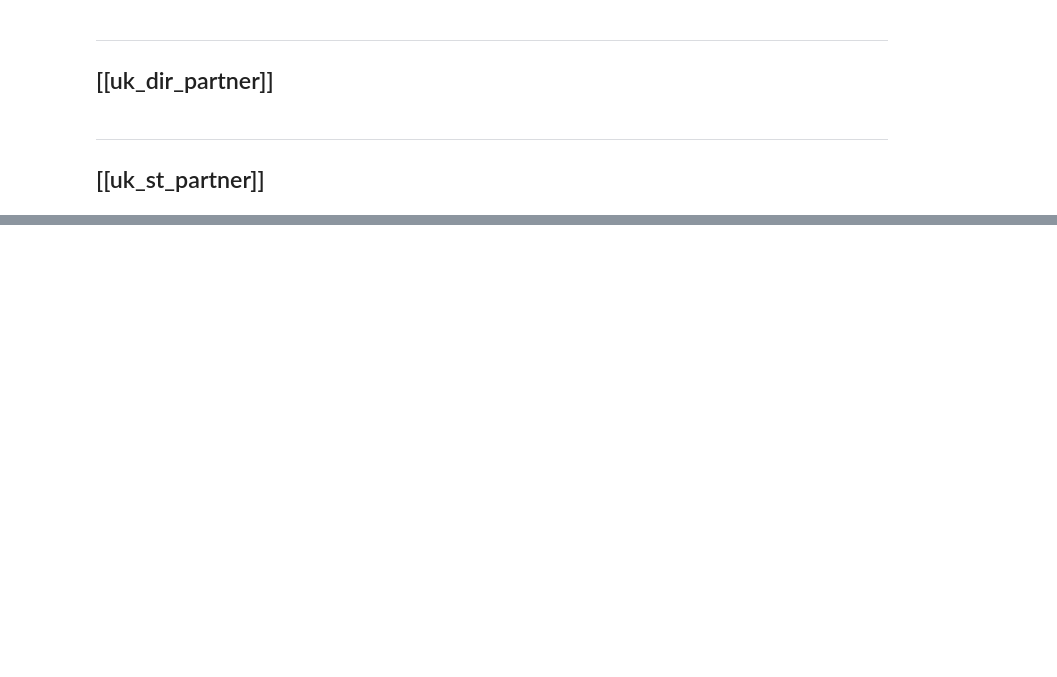
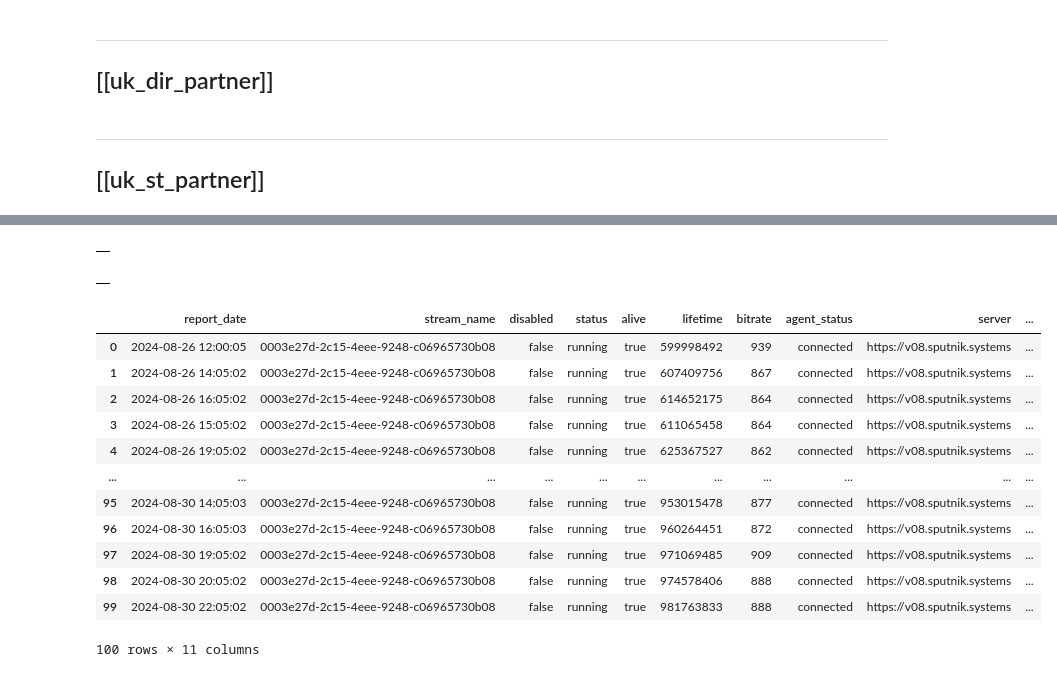
Before and after one commit to sputnik-systems/analytics, a Jupyter notebook: Clickhouse/adding_tables.ipynb, the cells around one changed output, grey strips where cells are left out. Cells and saved outputs as stored; diff of their text form; code cells hidden in the pictures; blank space fills up the shorter version.

```diff
--- a/Clickhouse/adding_tables.ipynb
+++ b/Clickhouse/adding_tables.ipynb
@@ -275,0 +2319,59 @@ ch.query_run(query_text)
+# %%
+query_text = """--sql
+    CREATE TABLE db1.flussonic_stats_st_asgard_ch
+(
+    `report_date` DateTime,
+    `stream_name` String,
+    `disabled` String,
+    `status` String,
+    `alive` String,
+    `lifetime` Int64,
+    `bitrate` Int32,
+    `agent_status` String,
+    `server` String,
+    `dvr_depth` Int16,
+    `dvr_depth_minute` Int64
+)
+    ENGINE = MergeTree()
+    ORDER BY stream_name
+    """
+
+ch.query_run(query_text)
+# %% [output]
+|  |
+# %%
+query_text = """--sql
+    CREATE MATERIALIZED VIEW db1.flussonic_stats_st_asgard_mv
+    REFRESH EVERY 1 DAY OFFSET 3 HOUR RANDOMIZE FOR 1 HOUR TO db1.flussonic_stats_st_asgard_ch AS
+    SELECT
+        *
+    FROM db1.flussonic_stats_st_asgard
+    """
+
+ch.query_run(query_text)
+# %% [output]
+|  |
+# %%
+query_text = """--sql
+SELECT
+    *
+FROM db1.flussonic_stats_st_asgard_ch
+limit 100
+
+"""
+
+ch.query_run(query_text)
+# %% [output]
+|  | report_date | stream_name | disabled | status | alive | lifetime | bitrate | agent_status | server | ... |
+| 0 | 2024-08-26 12:00:05 | 0003e27d-2c15-4eee-9248-c06965730b08 | false | running | true | 599998492 | 939 | connected | https://v08.sputnik.systems | ... |
+| 1 | 2024-08-26 14:05:02 | 0003e27d-2c15-4eee-9248-c06965730b08 | false | running | true | 607409756 | 867 | connected | https://v08.sputnik.systems | ... |
+| 2 | 2024-08-26 16:05:02 | 0003e27d-2c15-4eee-9248-c06965730b08 | false | running | true | 614652175 | 864 | connected | https://v08.sputnik.systems | ... |
+| 3 | 2024-08-26 15:05:02 | 0003e27d-2c15-4eee-9248-c06965730b08 | false | running | true | 611065458 | 864 | connected | https://v08.sputnik.systems | ... |
+| 4 | 2024-08-26 19:05:02 | 0003e27d-2c15-4eee-9248-c06965730b08 | false | running | true | 625367527 | 862 | connected | https://v08.sputnik.systems | ... |
+| ... | ... | ... | ... | ... | ... | ... | ... | ... | ... | ... |
+| 95 | 2024-08-30 14:05:03 | 0003e27d-2c15-4eee-9248-c06965730b08 | false | running | true | 953015478 | 877 | connected | https://v08.sputnik.systems | ... |
+| 96 | 2024-08-30 16:05:03 | 0003e27d-2c15-4eee-9248-c06965730b08 | false | running | true | 960264451 | 872 | connected | https://v08.sputnik.systems | ... |
+| 97 | 2024-08-30 19:05:02 | 0003e27d-2c15-4eee-9248-c06965730b08 | false | running | true | 971069485 | 909 | connected | https://v08.sputnik.systems | ... |
+| 98 | 2024-08-30 20:05:02 | 0003e27d-2c15-4eee-9248-c06965730b08 | false | running | true | 974578406 | 888 | connected | https://v08.sputnik.systems | ... |
+| 99 | 2024-08-30 22:05:02 | 0003e27d-2c15-4eee-9248-c06965730b08 | false | running | true | 981763833 | 888 | connected | https://v08.sputnik.systems | ... |
+100 rows × 11 columns
```
Also changed, not shown: parts of 141 cells of this notebook, 13 other files.
